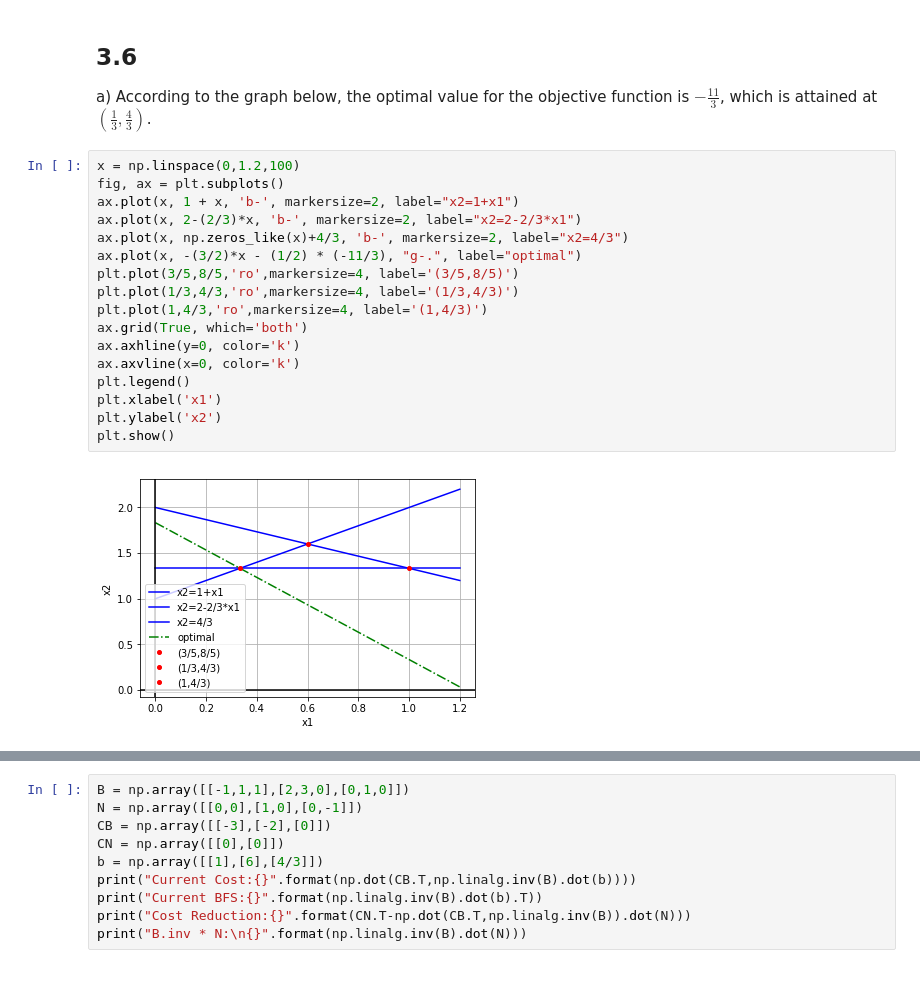
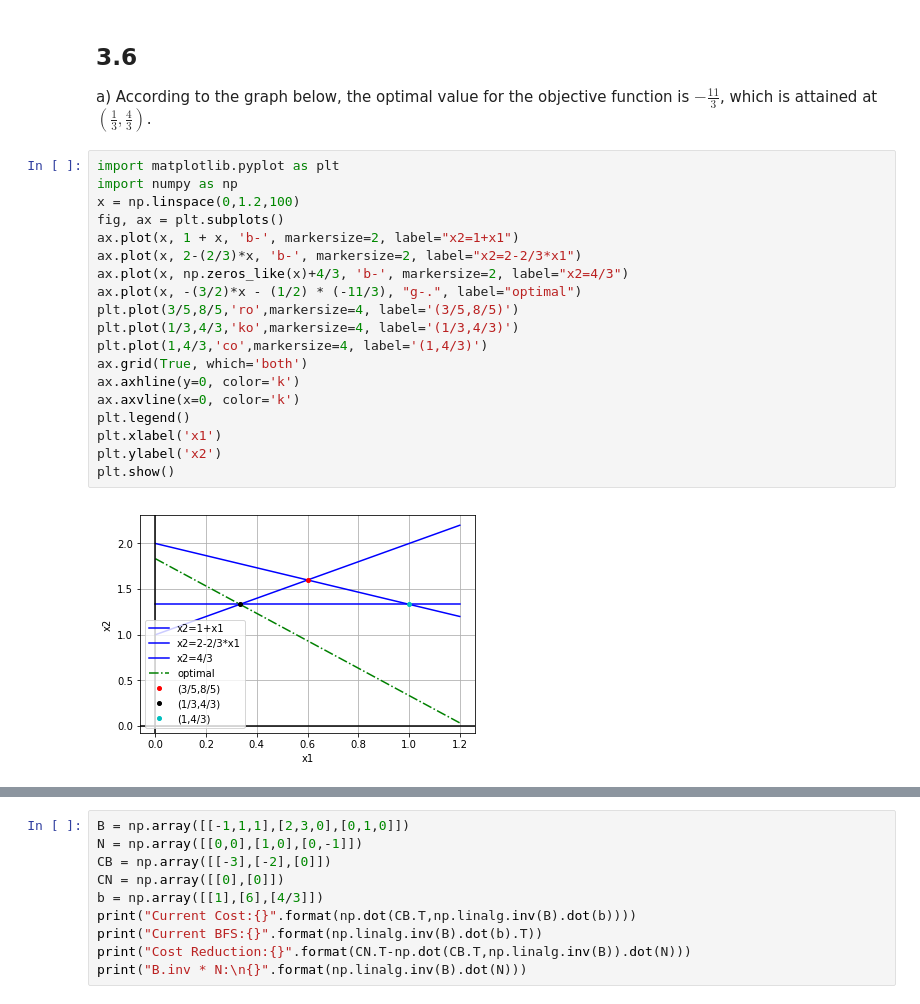
Before and after one commit to Yutong-Dai/codes-for-courses, a Jupyter notebook: Python_IE411/hw4.ipynb, the cells around one changed output, grey strips where cells are left out. Cells and saved outputs as stored; diff of their text form.

```diff
--- a/Python_IE411/hw4.ipynb
+++ b/Python_IE411/hw4.ipynb
@@ -11,24 +11,26 @@
 ## 3.6
 a) According to the graph below, the optimal value for the objective function is $-\frac{11}{3}$, which is attained at $(\frac{1}{3},\frac{4}{3})$.
 # %%
+import matplotlib.pyplot as plt
+import numpy as np
 x = np.linspace(0,1.2,100)
 fig, ax = plt.subplots()
 ax.plot(x, 1 + x, 'b-', markersize=2, label="x2=1+x1")
 ax.plot(x, 2-(2/3)*x, 'b-', markersize=2, label="x2=2-2/3*x1")
 ax.plot(x, np.zeros_like(x)+4/3, 'b-', markersize=2, label="x2=4/3")
 ax.plot(x, -(3/2)*x - (1/2) * (-11/3), "g-.", label="optimal")
 plt.plot(3/5,8/5,'ro',markersize=4, label='(3/5,8/5)')
-plt.plot(1/3,4/3,'ro',markersize=4, label='(1/3,4/3)')
-plt.plot(1,4/3,'ro',markersize=4, label='(1,4/3)')
+plt.plot(1/3,4/3,'ko',markersize=4, label='(1/3,4/3)')
+plt.plot(1,4/3,'co',markersize=4, label='(1,4/3)')
 ax.grid(True, which='both')
 ax.axhline(y=0, color='k')
 ax.axvline(x=0, color='k')
 plt.legend()
 plt.xlabel('x1')
 plt.ylabel('x2')
 plt.show()
 # %% [output]
-[figure, old version]
+[figure, new version]
 # %% [markdown]
 b)
 
```
Also changed, not shown: parts of 10 cells of this notebook, 2 other files.
